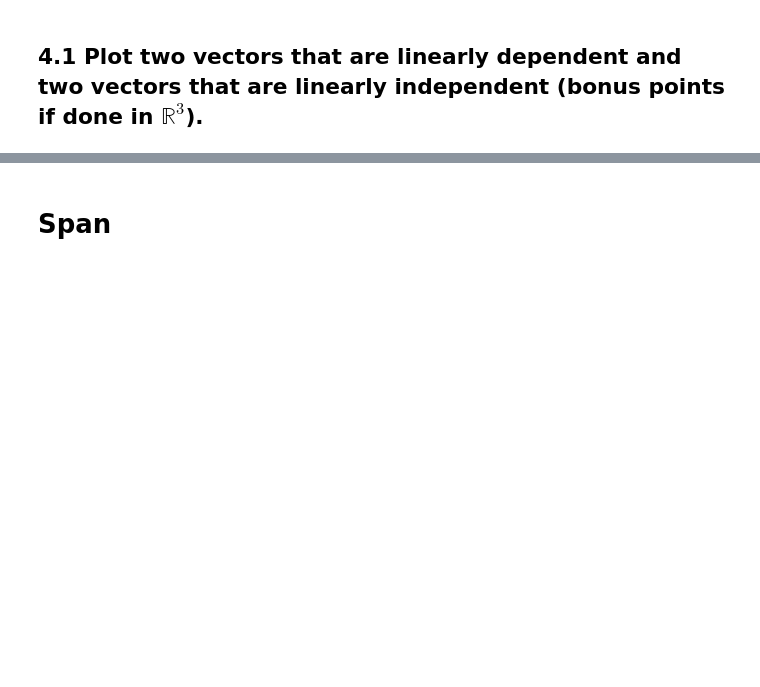
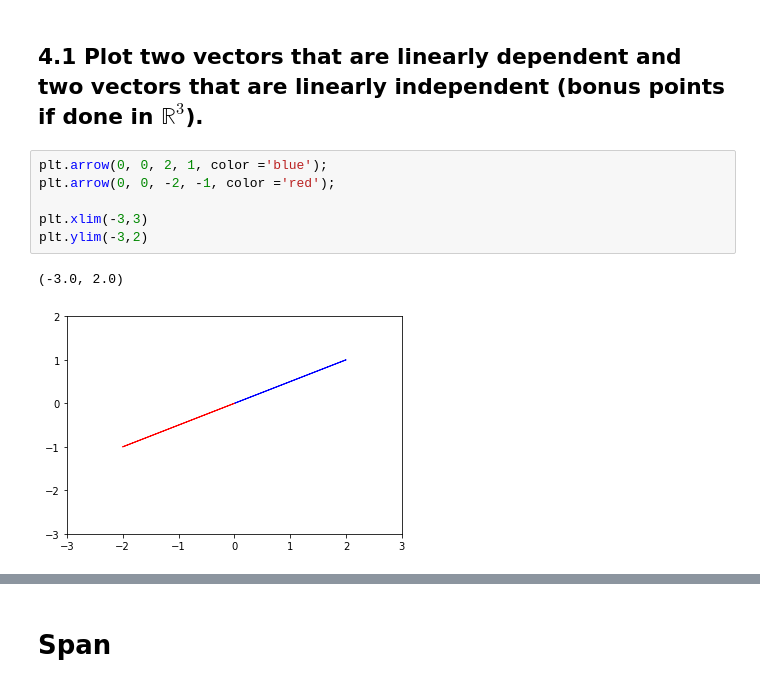
Before and after one commit to njaiprakash/DS-Unit-1-Sprint-3-Linear-Algebra, a Jupyter notebook: module2-intermediate-linear-algebra/LS_DS_132_Intermediate_Linear_Algebra_Assignment.ipynb, the cells around one changed output, grey strips where cells are left out. Saved outputs shown, nothing was run; the diff lists cells and outputs as text; blank space fills up the shorter version.

```diff
--- a/module2-intermediate-linear-algebra/LS_DS_132_Intermediate_Linear_Algebra_Assignment.ipynb
+++ b/module2-intermediate-linear-algebra/LS_DS_132_Intermediate_Linear_Algebra_Assignment.ipynb
@@ -211,3 +233,12 @@ f = \begin{bmatrix} 4 & 12 & 11 & 9 & 2 \end{bmatrix}
 # Linear Independence / Dependence
 # %% [markdown]
 ## 4.1 Plot two vectors that are linearly dependent and two vectors that are linearly independent (bonus points if done in $\mathbb{R}^3$).
+# %%
+plt.arrow(0, 0, 2, 1, color ='blue');
+plt.arrow(0, 0, -2, -1, color ='red');
+
+plt.xlim(-3,3)
+plt.ylim(-3,2)
+# %% [output]
+(-3.0, 2.0)
+[figure, added]
```
Also changed, not shown: parts of 13 cells of this notebook.
